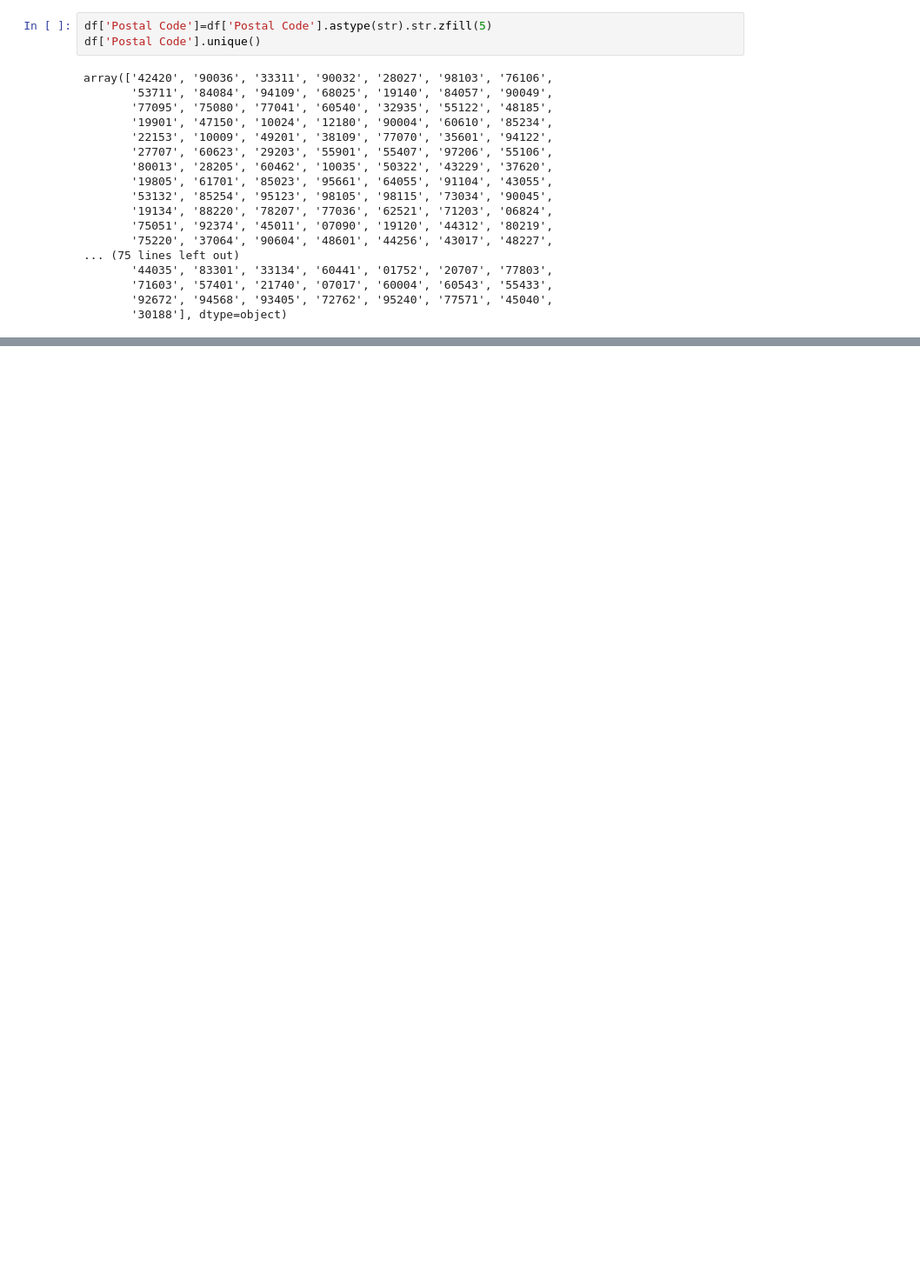
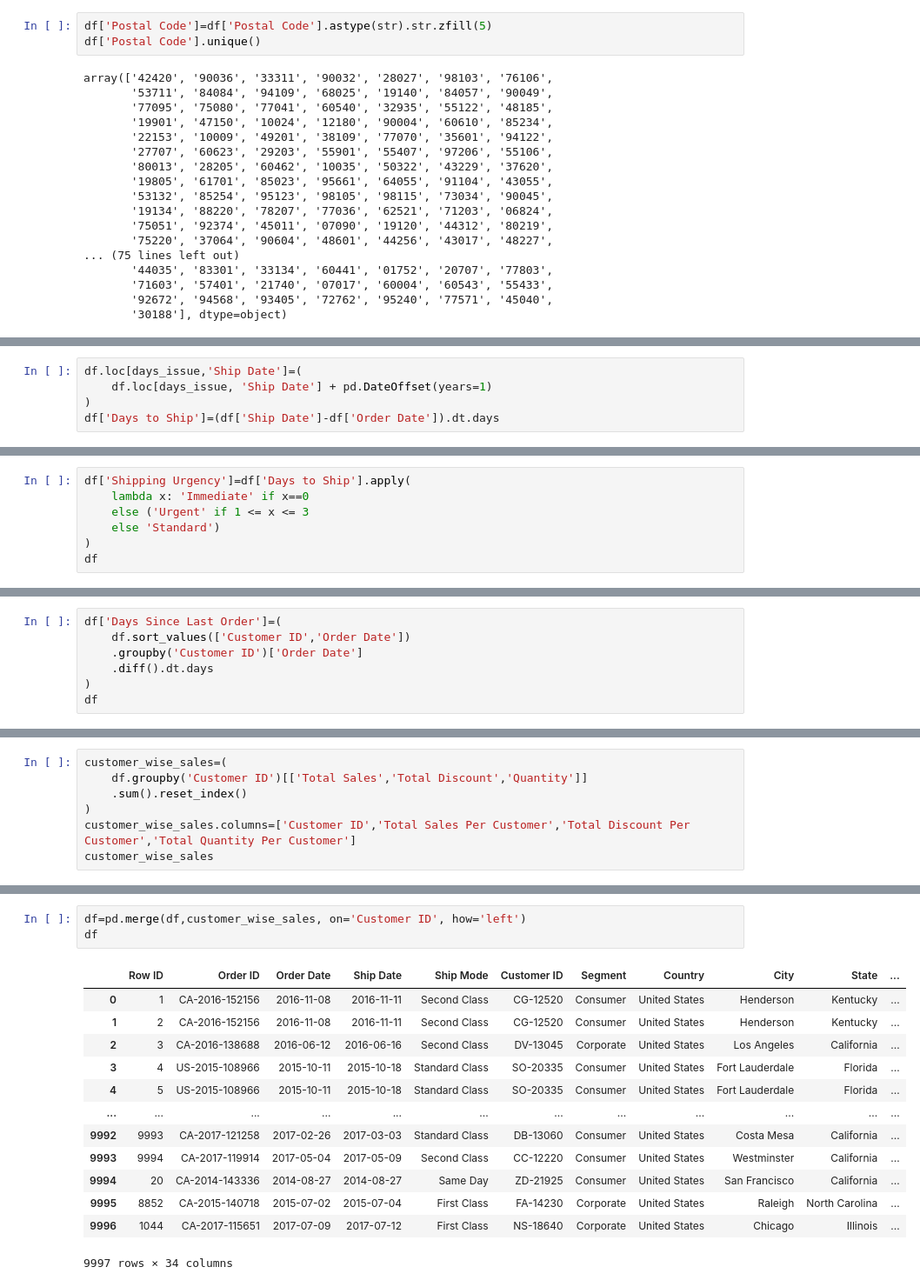
Before and after one commit to Shyam1327/SuperStore_Sales, a Jupyter notebook: SuperStore_Sales.ipynb, the cells around one changed output, grey strips where cells are left out. Shown at 87% size. Cells and saved outputs as stored; diff of their text form; blank space fills up the shorter version.

```diff
--- a/SuperStore_Sales.ipynb
+++ b/SuperStore_Sales.ipynb
@@ -639,0 +752,5 @@ memory usage: 2.1+ MB
+# %%
+df.loc[days_issue,'Ship Date']=(
+    df.loc[days_issue, 'Ship Date'] + pd.DateOffset(years=1)
+)
+df['Days to Ship']=(df['Ship Date']-df['Order Date']).dt.days
@@ -639,0 +770,7 @@ memory usage: 2.1+ MB
+# %%
+df['Shipping Urgency']=df['Days to Ship'].apply(
+    lambda x: 'Immediate' if x==0
+    else ('Urgent' if 1 <= x <= 3
+    else 'Standard')
+)
+df
@@ -639,0 +799,7 @@ memory usage: 2.1+ MB
+# %%
+df['Days Since Last Order']=(
+    df.sort_values(['Customer ID','Order Date'])
+    .groupby('Customer ID')['Order Date']
+    .diff().dt.days
+)
+df
@@ -639,0 +820,7 @@ memory usage: 2.1+ MB
+# %%
+customer_wise_sales=(
+    df.groupby('Customer ID')[['Total Sales','Total Discount','Quantity']]
+    .sum().reset_index()
+)
+customer_wise_sales.columns=['Customer ID','Total Sales Per Customer','Total Discount Per Customer','Total Quantity Per Customer']
+customer_wise_sales
@@ -639,0 +841,17 @@ memory usage: 2.1+ MB
+# %%
+df=pd.merge(df,customer_wise_sales, on='Customer ID', how='left')
+df
+# %% [output]
+|  | Row ID | Order ID | Order Date | Ship Date | Ship Mode | Customer ID | Segment | Country | City | State | ... |
+| 0 | 1 | CA-2016-152156 | 2016-11-08 | 2016-11-11 | Second Class | CG-12520 | Consumer | United States | Henderson | Kentucky | ... |
+| 1 | 2 | CA-2016-152156 | 2016-11-08 | 2016-11-11 | Second Class | CG-12520 | Consumer | United States | Henderson | Kentucky | ... |
+| 2 | 3 | CA-2016-138688 | 2016-06-12 | 2016-06-16 | Second Class | DV-13045 | Corporate | United States | Los Angeles | California | ... |
+| 3 | 4 | US-2015-108966 | 2015-10-11 | 2015-10-18 | Standard Class | SO-20335 | Consumer | United States | Fort Lauderdale | Florida | ... |
+| 4 | 5 | US-2015-108966 | 2015-10-11 | 2015-10-18 | Standard Class | SO-20335 | Consumer | United States | Fort Lauderdale | Florida | ... |
+| ... | ... | ... | ... | ... | ... | ... | ... | ... | ... | ... | ... |
+| 9992 | 9993 | CA-2017-121258 | 2017-02-26 | 2017-03-03 | Standard Class | DB-13060 | Consumer | United States | Costa Mesa | California | ... |
+| 9993 | 9994 | CA-2017-119914 | 2017-05-04 | 2017-05-09 | Second Class | CC-12220 | Consumer | United States | Westminster | California | ... |
+| 9994 | 20 | CA-2014-143336 | 2014-08-27 | 2014-08-27 | Same Day | ZD-21925 | Consumer | United States | San Francisco | California | ... |
+| 9995 | 8852 | CA-2015-140718 | 2015-07-02 | 2015-07-04 | First Class | FA-14230 | Corporate | United States | Raleigh | North Carolina | ... |
+| 9996 | 1044 | CA-2017-115651 | 2017-07-09 | 2017-07-12 | First Class | NS-18640 | Corporate | United States | Chicago | Illinois | ... |
+9997 rows × 34 columns
```
Also changed, not shown: parts of 24 cells of this notebook.
